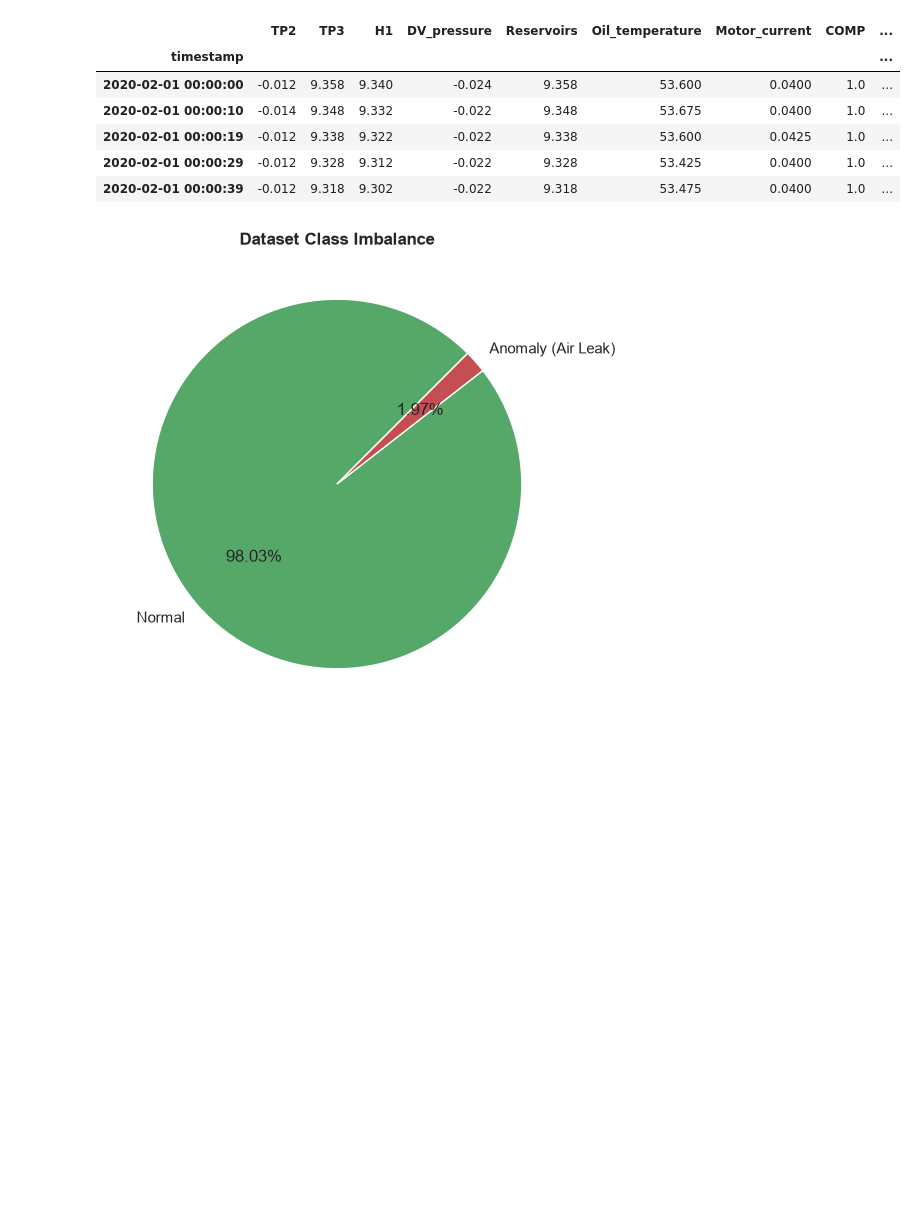
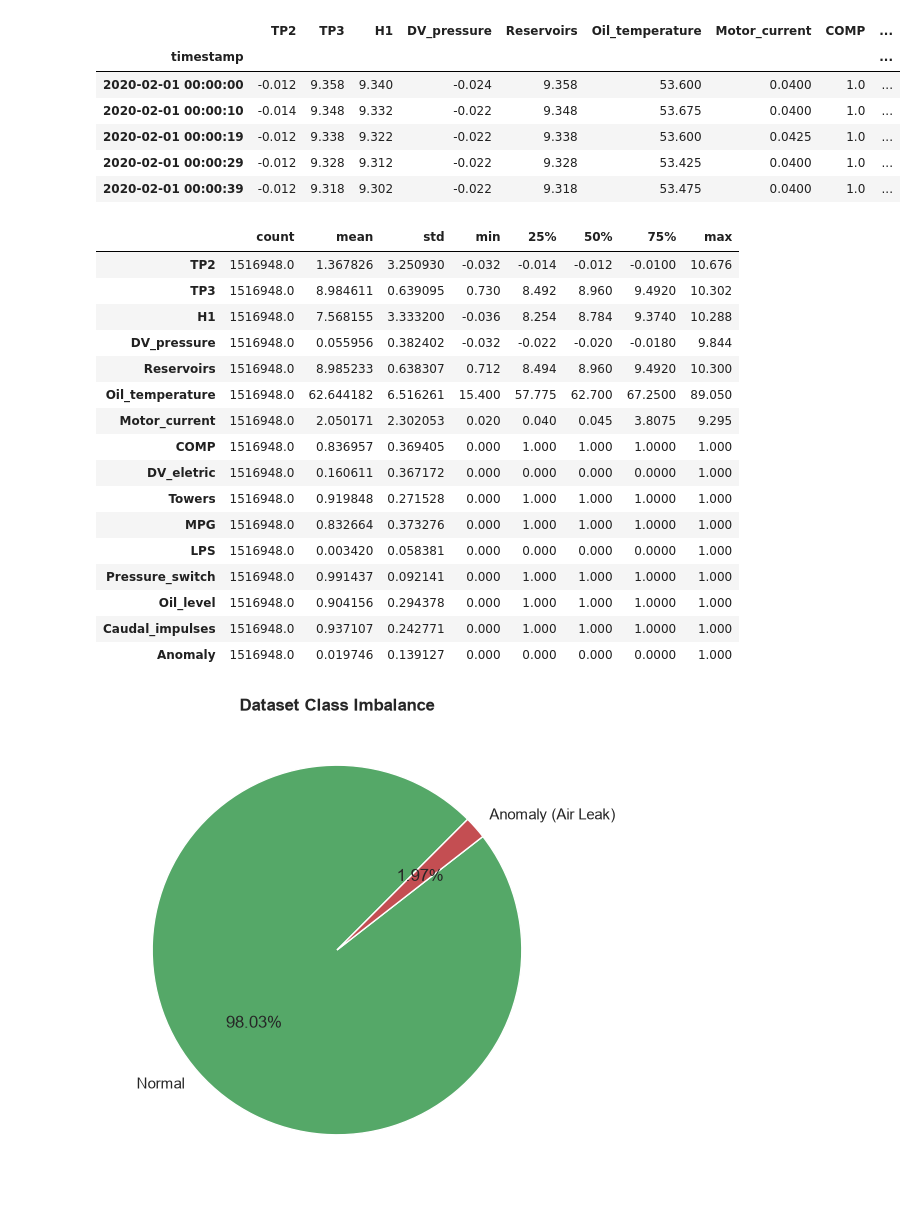
Before and after one commit to lollogiro/ai4i-transfer-learning-synthetic, a Jupyter notebook: stage1-data_exploration/metropt3.ipynb, the cells around one changed output. Cells and saved outputs as stored; diff of their text form; code cells hidden in the pictures; blank space fills up the shorter version.

```diff
--- a/stage1-data_exploration/metropt3.ipynb
+++ b/stage1-data_exploration/metropt3.ipynb
@@ -84,6 +87,26 @@ Anomaly samples: 29,954 (1.97%)
 | 2020-02-01 00:00:19 | -0.012 | 9.338 | 9.322 | -0.022 | 9.338 | 53.600 | 0.0425 | 1.0 | ... |
 | 2020-02-01 00:00:29 | -0.012 | 9.328 | 9.312 | -0.022 | 9.328 | 53.425 | 0.0400 | 1.0 | ... |
 | 2020-02-01 00:00:39 | -0.012 | 9.318 | 9.302 | -0.022 | 9.318 | 53.475 | 0.0400 | 1.0 | ... |
+# %%
+df.describe().T
+# %% [output]
+|  | count | mean | std | min | 25% | 50% | 75% | max |
+| TP2 | 1516948.0 | 1.367826 | 3.250930 | -0.032 | -0.014 | -0.012 | -0.0100 | 10.676 |
+| TP3 | 1516948.0 | 8.984611 | 0.639095 | 0.730 | 8.492 | 8.960 | 9.4920 | 10.302 |
+| H1 | 1516948.0 | 7.568155 | 3.333200 | -0.036 | 8.254 | 8.784 | 9.3740 | 10.288 |
+| DV_pressure | 1516948.0 | 0.055956 | 0.382402 | -0.032 | -0.022 | -0.020 | -0.0180 | 9.844 |
+| Reservoirs | 1516948.0 | 8.985233 | 0.638307 | 0.712 | 8.494 | 8.960 | 9.4920 | 10.300 |
+| Oil_temperature | 1516948.0 | 62.644182 | 6.516261 | 15.400 | 57.775 | 62.700 | 67.2500 | 89.050 |
+| Motor_current | 1516948.0 | 2.050171 | 2.302053 | 0.020 | 0.040 | 0.045 | 3.8075 | 9.295 |
+| COMP | 1516948.0 | 0.836957 | 0.369405 | 0.000 | 1.000 | 1.000 | 1.0000 | 1.000 |
+| DV_eletric | 1516948.0 | 0.160611 | 0.367172 | 0.000 | 0.000 | 0.000 | 0.0000 | 1.000 |
+| Towers | 1516948.0 | 0.919848 | 0.271528 | 0.000 | 1.000 | 1.000 | 1.0000 | 1.000 |
+| MPG | 1516948.0 | 0.832664 | 0.373276 | 0.000 | 1.000 | 1.000 | 1.0000 | 1.000 |
+| LPS | 1516948.0 | 0.003420 | 0.058381 | 0.000 | 0.000 | 0.000 | 0.0000 | 1.000 |
+| Pressure_switch | 1516948.0 | 0.991437 | 0.092141 | 0.000 | 1.000 | 1.000 | 1.0000 | 1.000 |
+| Oil_level | 1516948.0 | 0.904156 | 0.294378 | 0.000 | 1.000 | 1.000 | 1.0000 | 1.000 |
+| Caudal_impulses | 1516948.0 | 0.937107 | 0.242771 | 0.000 | 1.000 | 1.000 | 1.0000 | 1.000 |
+| Anomaly | 1516948.0 | 0.019746 | 0.139127 | 0.000 | 0.000 | 0.000 | 0.0000 | 1.000 |
 # %%
 # Plot Class Imbalance
 fig, ax = plt.subplots(figsize=(6, 6))
```
Also changed, not shown: parts of 6 cells of this notebook.
